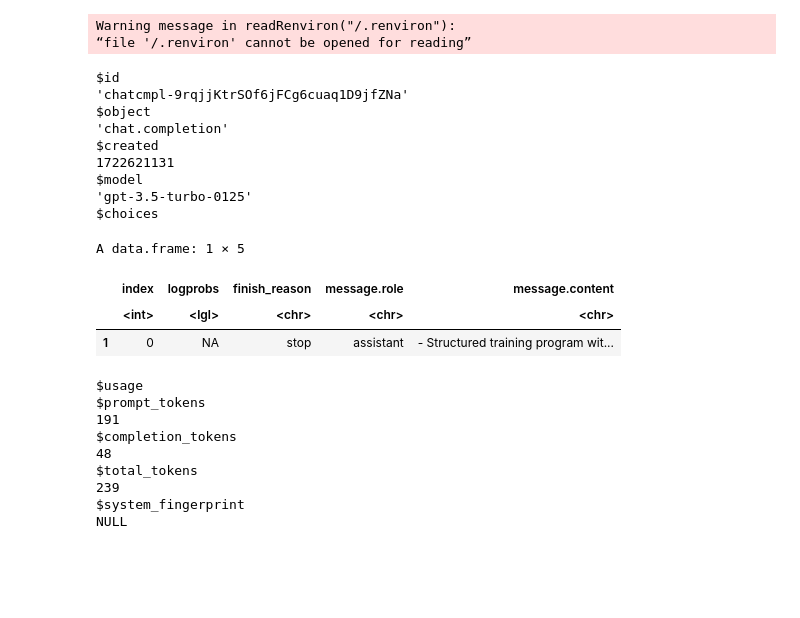
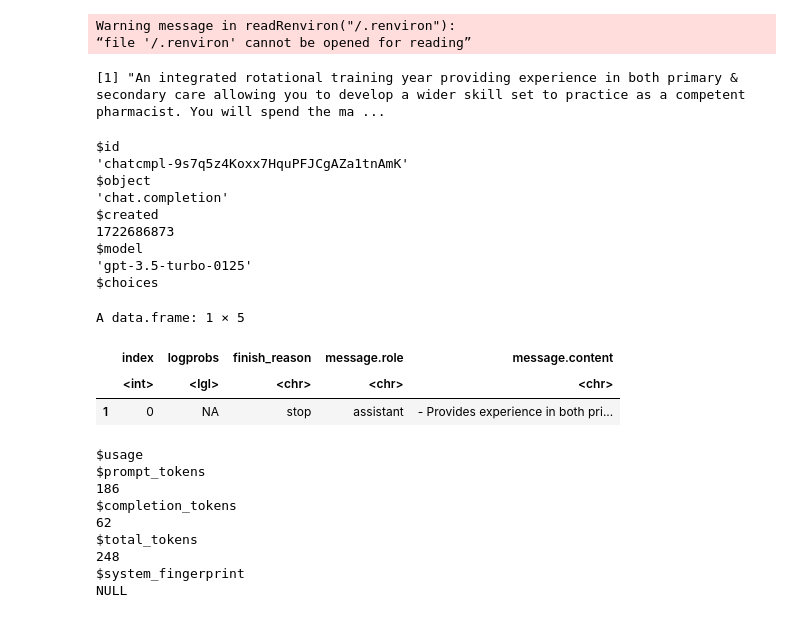
Before and after one commit to kwjo/TP-pay, a Jupyter notebook: oriel2526.ipynb, the cells around one changed output. Saved outputs shown, nothing was run; the diff lists cells and outputs as text; code cells hidden in the pictures; blank space fills up the shorter version.

```diff
--- a/oriel2526.ipynb
+++ b/oriel2526.ipynb
@@ -287,39 +330,44 @@ Sys.setenv(
     OPENAI_API_KEY = OPENAI_API_KEY
 )
 # %%
-sample_programme_description = sample_OD$Programme.Description[500]
+sample_programme_description = sample_OD$Programme.Description[2106]
 
-sample_prompt = paste0("List three very brief bullet points why this programme is good.: ", sample_programme_description)
+sample_prompt = paste0("List three very brief bullet points why this programme is good and create relevant tags for sorting: ", sample_programme_description)
+# %%
+sample_OD$Programme.Description[2106]
+# %% [output]
+[1] "An integrated rotational training year providing experience in both primary & secondary care allowing you to develop a wider skill set to practice as a competent pharmacist. You will spend the ma ...
 # %%
-create_chat_completion(
+example_gpt <- create_chat_completion(
     model = "gpt-3.5-turbo",
     messages = list(
         list(
             "role" = "user",
             "content" = sample_prompt
         )
     )
 )
+example_gpt
 # %% [output]
 $id
-'chatcmpl-9rqjjKtrSOf6jFCg6cuaq1D9jfZNa'
+'chatcmpl-9s7q5z4Koxx7HquPFJCgAZa1tnAmK'
 $object
 'chat.completion'
 $created
-1722621131
+1722686873
 $model
 'gpt-3.5-turbo-0125'
 $choices
 A data.frame: 1 × 5
 |  | index | logprobs | finish_reason | message.role | message.content |
 |  | <int> | <lgl> | <chr> | <chr> | <chr> |
-| 1 | 0 | NA | stop | assistant | - Structured training program wit... |
+| 1 | 0 | NA | stop | assistant | - Provides experience in both pri... |
 $usage
 $prompt_tokens
-191
+186
 $completion_tokens
-48
+62
 $total_tokens
-239
+248
 $system_fingerprint
 NULL
```
Also changed, not shown: parts of 5 cells of this notebook.
